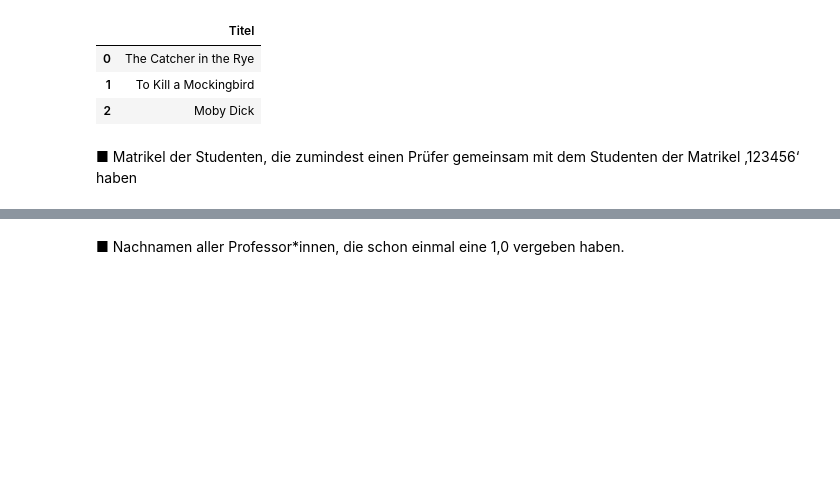
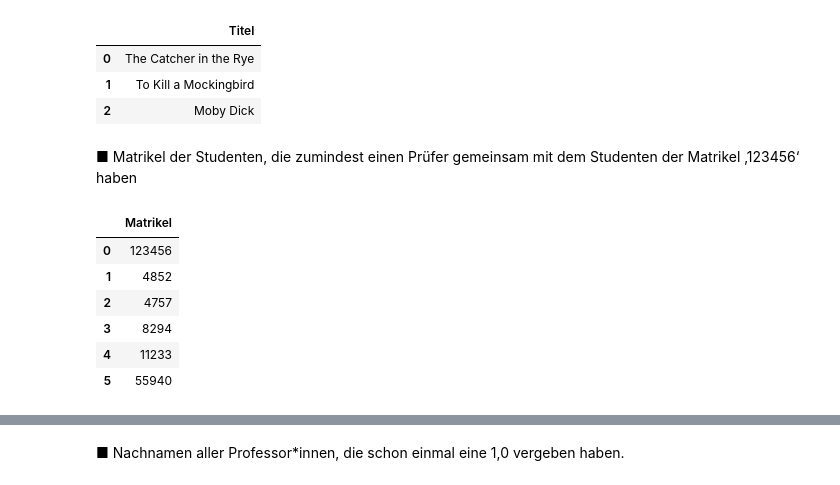
Before and after one commit to lejuliennn/GDBS_Script_Fork, a Jupyter notebook: _build/html/_sources/09/sql.ipynb, the cells around one changed output, grey strips where cells are left out. Drawn from its saved outputs; the diff is of its cells as text; code cells hidden in the pictures; blank space fills up the shorter version.

````diff
--- a/_build/html/_sources/09/sql.ipynb
+++ b/_build/html/_sources/09/sql.ipynb
@@ -1681,9 +1711,21 @@ df
 # %% [markdown]
 ■ Matrikel der Studenten, die zumindest einen Prüfer gemeinsam mit dem Studenten der Matrikel ‚123456‘ haben
 # %%
-%sql
-SELECT DISTINCT Matrikel
-FROM Prüft
-WHERE Prüfer IN ( SELECT Prüfer
-                  FROM Prüft
-                  WHERE Matrikel = ‘123456‘)```
+#SELECT DISTINCT Matrikel
+#FROM Prüft
+#WHERE Prüfer IN ( SELECT Prüfer
+#                  FROM Prüft
+#                  WHERE Matrikel = 123456)
+
+__SQL__ = "SELECT DISTINCT Matrikel FROM Prueft WHERE Pruefer IN ( SELECT Pruefer FROM Prueft WHERE Matrikel = 123456) "
+conn = sqlite3.connect("lehre/lehre.db")
+df = pd.read_sql_query(__SQL__, conn)
+df
+# %% [output]
+|  | Matrikel |
+| 0 | 123456 |
+| 1 | 4852 |
+| 2 | 4757 |
+| 3 | 8294 |
+| 4 | 11233 |
+| 5 | 55940 |
````
Also changed, not shown: parts of 22 cells of this notebook, 19 other files.
